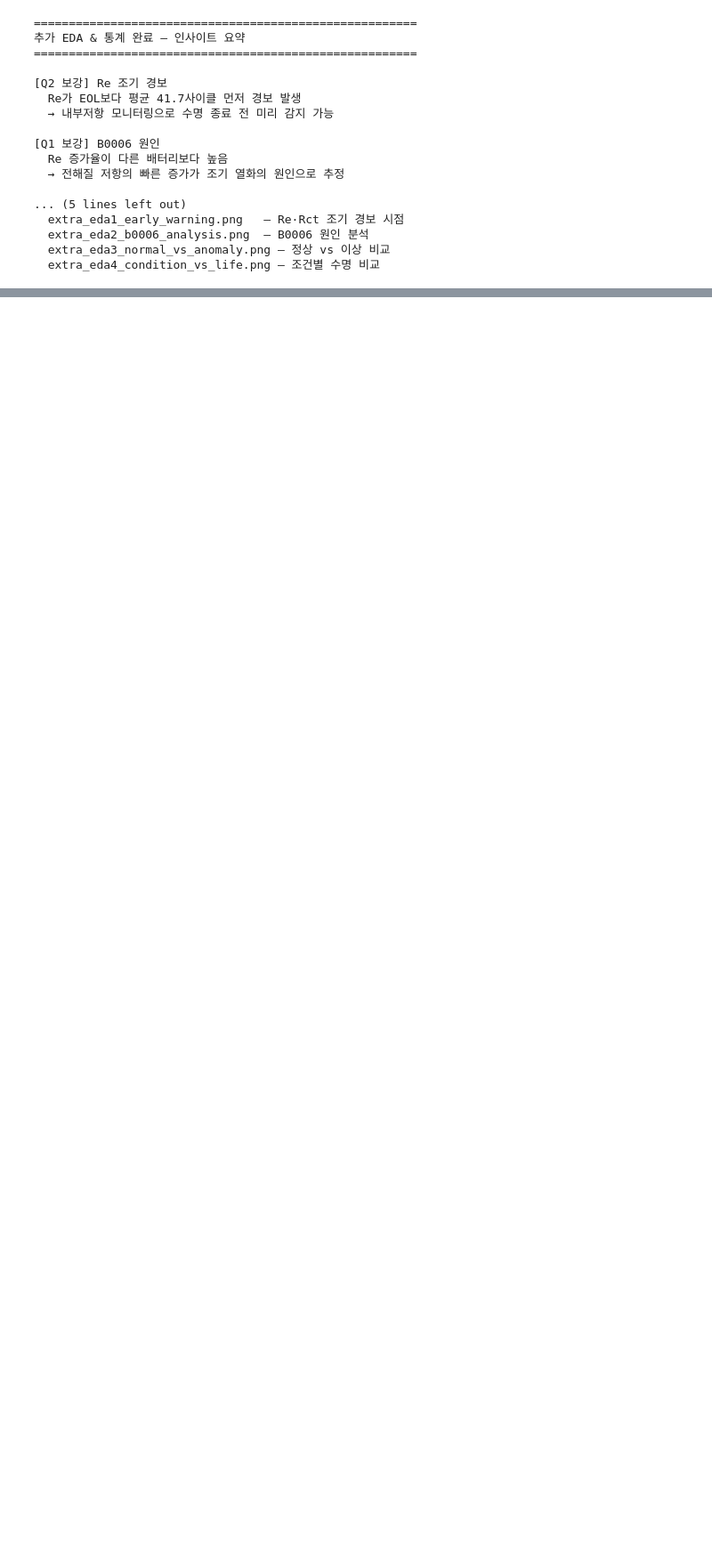
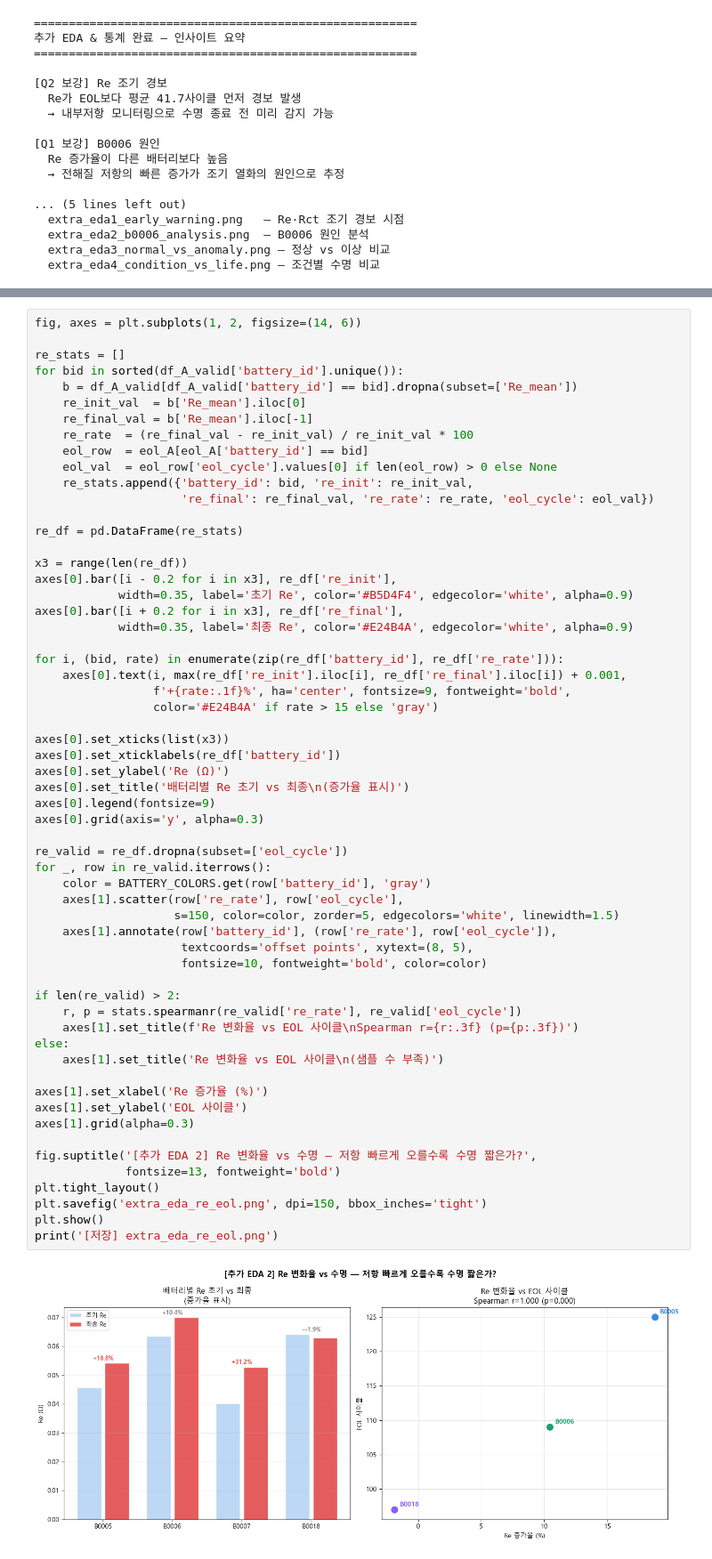
Before and after one commit to mipigirl7/project_lithium_battery_analysis_16team, a Jupyter notebook: 02-2_visualiazation.ipynb, the cells around one changed output, grey strips where cells are left out. Shown at 89% size. Saved outputs shown, nothing was run; the diff lists cells and outputs as text; blank space fills up the shorter version.

```diff
--- a/02-2_visualiazation.ipynb
+++ b/02-2_visualiazation.ipynb
@@ -438,0 +600,61 @@ print(f"""
+# %%
+fig, axes = plt.subplots(1, 2, figsize=(14, 6))
+
+re_stats = []
+for bid in sorted(df_A_valid['battery_id'].unique()):
+    b = df_A_valid[df_A_valid['battery_id'] == bid].dropna(subset=['Re_mean'])
+    re_init_val  = b['Re_mean'].iloc[0]
+    re_final_val = b['Re_mean'].iloc[-1]
+    re_rate  = (re_final_val - re_init_val) / re_init_val * 100
+    eol_row  = eol_A[eol_A['battery_id'] == bid]
+    eol_val  = eol_row['eol_cycle'].values[0] if len(eol_row) > 0 else None
+    re_stats.append({'battery_id': bid, 're_init': re_init_val,
+                     're_final': re_final_val, 're_rate': re_rate, 'eol_cycle': eol_val})
+
+re_df = pd.DataFrame(re_stats)
+
+x3 = range(len(re_df))
+axes[0].bar([i - 0.2 for i in x3], re_df['re_init'],
+            width=0.35, label='초기 Re', color='#B5D4F4', edgecolor='white', alpha=0.9)
+axes[0].bar([i + 0.2 for i in x3], re_df['re_final'],
+            width=0.35, label='최종 Re', color='#E24B4A', edgecolor='white', alpha=0.9)
+
+for i, (bid, rate) in enumerate(zip(re_df['battery_id'], re_df['re_rate'])):
+    axes[0].text(i, max(re_df['re_init'].iloc[i], re_df['re_final'].iloc[i]) + 0.001,
+                 f'+{rate:.1f}%', ha='center', fontsize=9, fontweight='bold',
+                 color='#E24B4A' if rate > 15 else 'gray')
+
+axes[0].set_xticks(list(x3))
+axes[0].set_xticklabels(re_df['battery_id'])
+axes[0].set_ylabel('Re (Ω)')
+axes[0].set_title('배터리별 Re 초기 vs 최종\n(증가율 표시)')
+axes[0].legend(fontsize=9)
+axes[0].grid(axis='y', alpha=0.3)
+
+re_valid = re_df.dropna(subset=['eol_cycle'])
+for _, row in re_valid.iterrows():
+    color = BATTERY_COLORS.get(row['battery_id'], 'gray')
+    axes[1].scatter(row['re_rate'], row['eol_cycle'],
+                    s=150, color=color, zorder=5, edgecolors='white', linewidth=1.5)
+    axes[1].annotate(row['battery_id'], (row['re_rate'], row['eol_cycle']),
+                     textcoords='offset points', xytext=(8, 5),
+                     fontsize=10, fontweight='bold', color=color)
+
+if len(re_valid) > 2:
+    r, p = stats.spearmanr(re_valid['re_rate'], re_valid['eol_cycle'])
+    axes[1].set_title(f'Re 변화율 vs EOL 사이클\nSpearman r={r:.3f} (p={p:.3f})')
+else:
+    axes[1].set_title('Re 변화율 vs EOL 사이클\n(샘플 수 부족)')
+
+axes[1].set_xlabel('Re 증가율 (%)')
+axes[1].set_ylabel('EOL 사이클')
+axes[1].grid(alpha=0.3)
+
+fig.suptitle('[추가 EDA 2] Re 변화율 vs 수명 — 저항 빠르게 오를수록 수명 짧은가?',
+             fontsize=13, fontweight='bold')
+plt.tight_layout()
+plt.savefig('extra_eda_re_eol.png', dpi=150, bbox_inches='tight')
+plt.show()
+print('[저장] extra_eda_re_eol.png')
+# %% [output]
+[figure, added]
```
Also changed, not shown: parts of 7 cells of this notebook, 24 other files.
